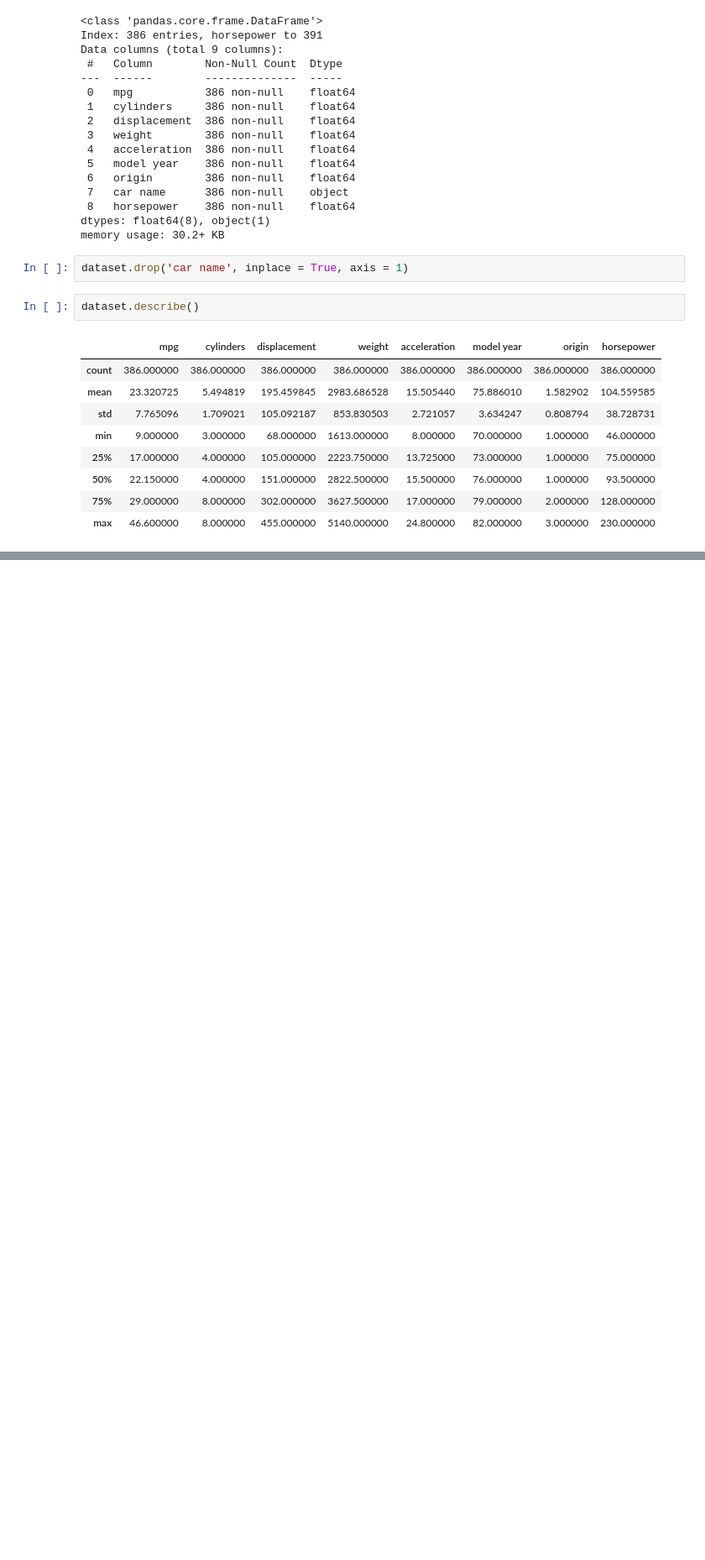
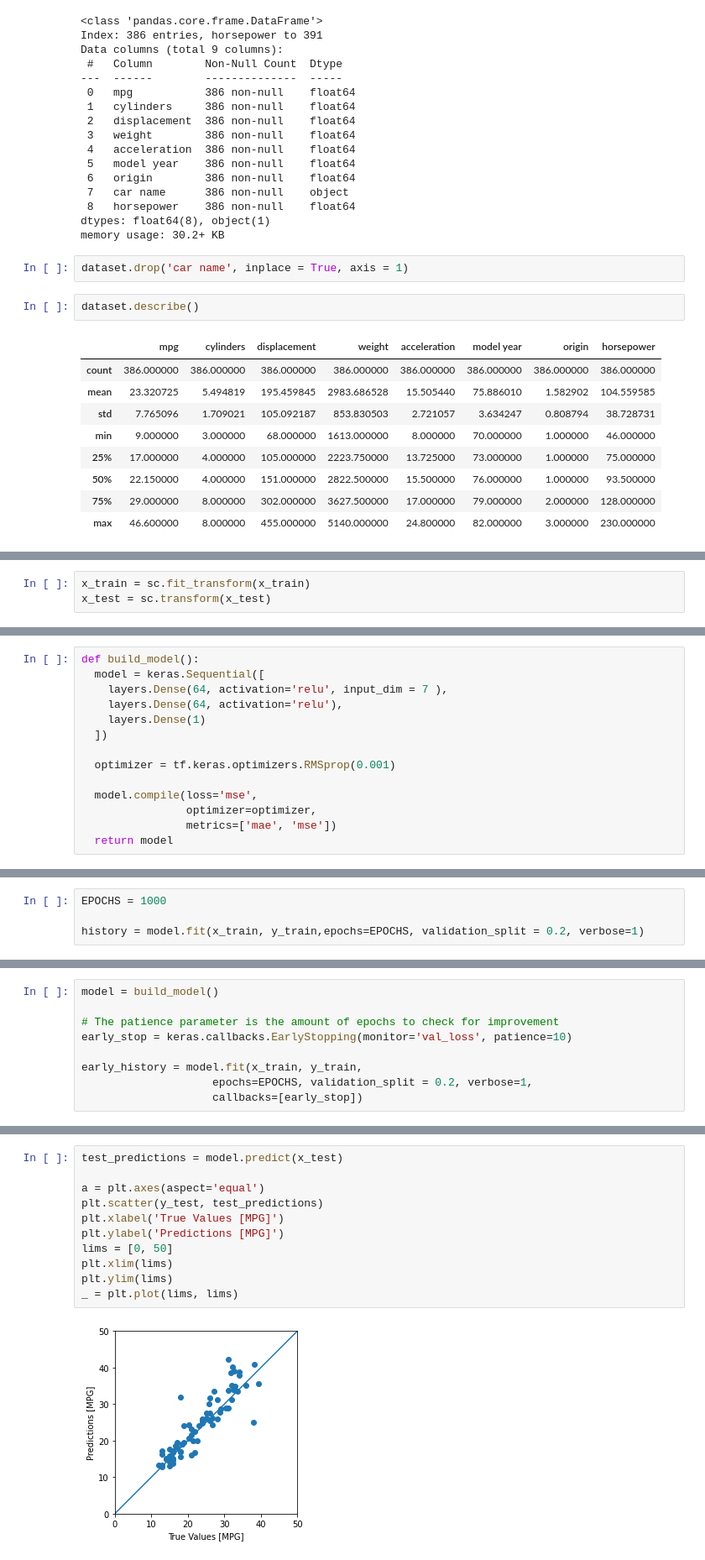
Before and after one commit to Satwikram/Deep-Learning-Implementations, a Jupyter notebook: Basic Regression/Fuel_Prediction.ipynb, the cells around one changed output, grey strips where cells are left out. Shown: that part at 84% size. Saved outputs shown, nothing was run; the diff lists cells and outputs as text; blank space fills up the shorter version.

Commit message:
Fuel Predictions

```diff
--- a/Basic Regression/Fuel_Prediction.ipynb
+++ b/Basic Regression/Fuel_Prediction.ipynb
@@ -293,0 +320,3 @@ dataset.describe()
+# %%
+x_train = sc.fit_transform(x_train)
+x_test = sc.transform(x_test)
@@ -293,0 +325,14 @@ dataset.describe()
+# %%
+def build_model():
+  model = keras.Sequential([
+    layers.Dense(64, activation='relu', input_dim = 7 ),
+    layers.Dense(64, activation='relu'),
+    layers.Dense(1)
+  ])
+
+  optimizer = tf.keras.optimizers.RMSprop(0.001)
+
+  model.compile(loss='mse',
+                optimizer=optimizer,
+                metrics=['mae', 'mse'])
+  return model
@@ -293,0 +358,4 @@ dataset.describe()
+# %%
+EPOCHS = 1000
+
+history = model.fit(x_train, y_train,epochs=EPOCHS, validation_split = 0.2, verbose=1)
@@ -293,0 +380,9 @@ dataset.describe()
+# %%
+model = build_model()
+
+# The patience parameter is the amount of epochs to check for improvement
+early_stop = keras.callbacks.EarlyStopping(monitor='val_loss', patience=10)
+
+early_history = model.fit(x_train, y_train,
+                    epochs=EPOCHS, validation_split = 0.2, verbose=1,
+                    callbacks=[early_stop])
@@ -293,0 +414,13 @@ dataset.describe()
+# %%
+test_predictions = model.predict(x_test)
+
+a = plt.axes(aspect='equal')
+plt.scatter(y_test, test_predictions)
+plt.xlabel('True Values [MPG]')
+plt.ylabel('Predictions [MPG]')
+lims = [0, 50]
+plt.xlim(lims)
+plt.ylim(lims)
+_ = plt.plot(lims, lims)
+# %% [output]
+[figure, added]
```
Also changed, not shown: parts of 12 cells of this notebook.
